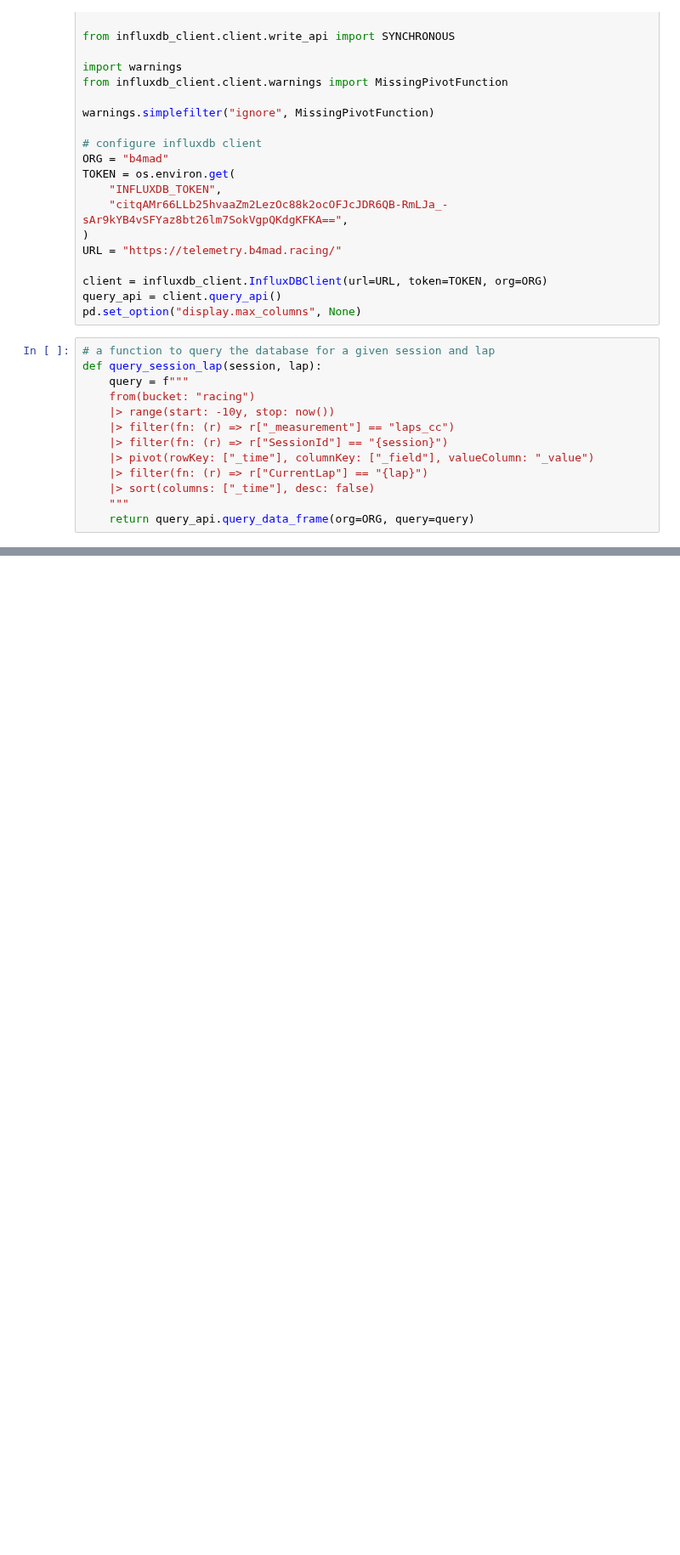
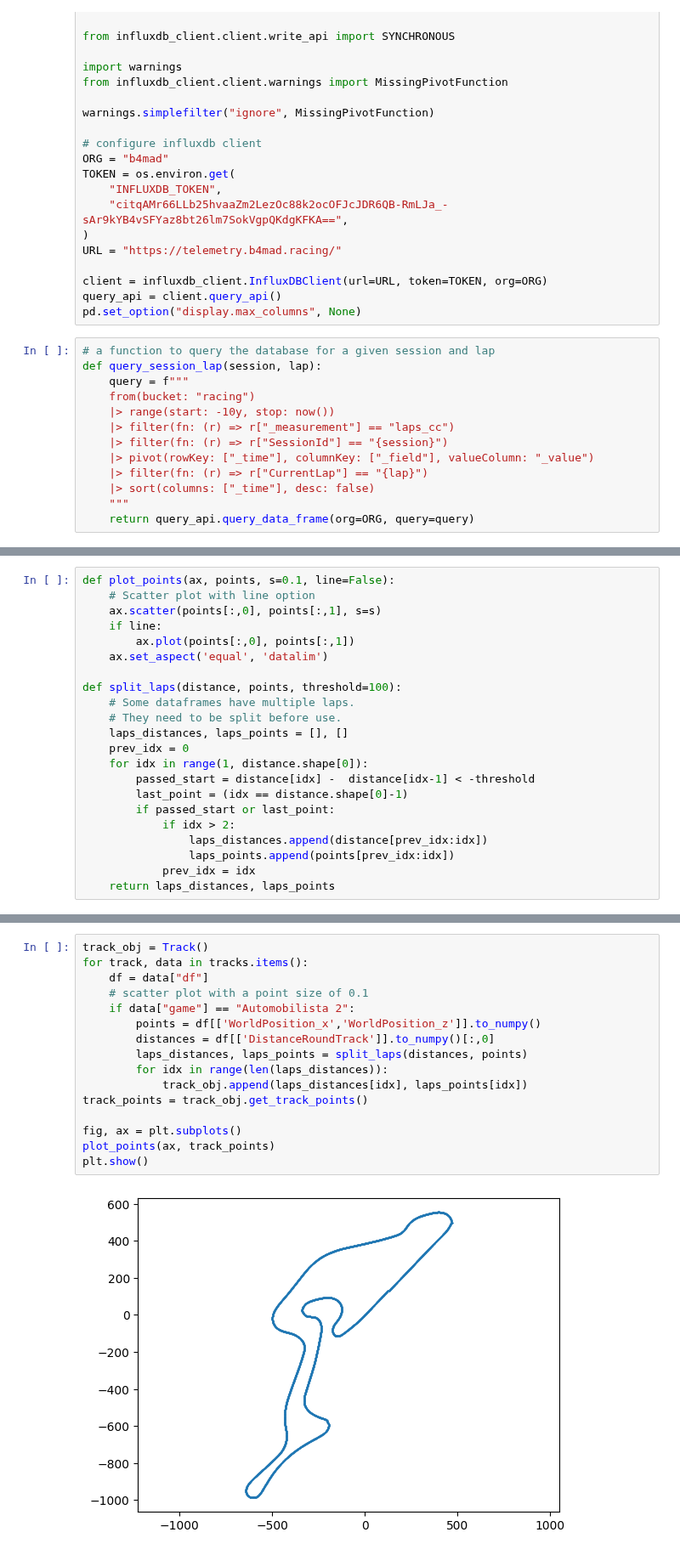
Before and after one commit to b4mad/racing, a Jupyter notebook: notebooks/track_sections_from_coordinates.ipynb, the cells around one changed output, grey strips where cells are left out. Shown at 85% size. Cells and saved outputs as stored; diff of their text form; blank space fills up the shorter version.

```diff
--- a/notebooks/track_sections_from_coordinates.ipynb
+++ b/notebooks/track_sections_from_coordinates.ipynb
@@ -177,0 +185,22 @@ for track, data in tracks.items():
+# %%
+def plot_points(ax, points, s=0.1, line=False):
+    # Scatter plot with line option
+    ax.scatter(points[:,0], points[:,1], s=s)
+    if line:
+        ax.plot(points[:,0], points[:,1])
+    ax.set_aspect('equal', 'datalim')
+
+def split_laps(distance, points, threshold=100):
+    # Some dataframes have multiple laps.
+    # They need to be split before use.
+    laps_distances, laps_points = [], []
+    prev_idx = 0
+    for idx in range(1, distance.shape[0]):
+        passed_start = distance[idx] -  distance[idx-1] < -threshold
+        last_point = (idx == distance.shape[0]-1)
+        if passed_start or last_point:
+            if idx > 2:
+                laps_distances.append(distance[prev_idx:idx])
+                laps_points.append(points[prev_idx:idx])
+            prev_idx = idx
+    return laps_distances, laps_points
@@ -177,0 +265,18 @@ for track, data in tracks.items():
+# %%
+track_obj = Track()
+for track, data in tracks.items():
+    df = data["df"]
+    # scatter plot with a point size of 0.1
+    if data["game"] == "Automobilista 2":
+        points = df[['WorldPosition_x','WorldPosition_z']].to_numpy()
+        distances = df[['DistanceRoundTrack']].to_numpy()[:,0]
+        laps_distances, laps_points = split_laps(distances, points)
+        for idx in range(len(laps_distances)):
+            track_obj.append(laps_distances[idx], laps_points[idx])
+track_points = track_obj.get_track_points()
+
+fig, ax = plt.subplots()
+plot_points(ax, track_points)
+plt.show()
+# %% [output]
+[figure, added]
```
Also changed, not shown: parts of 3 cells of this notebook.
